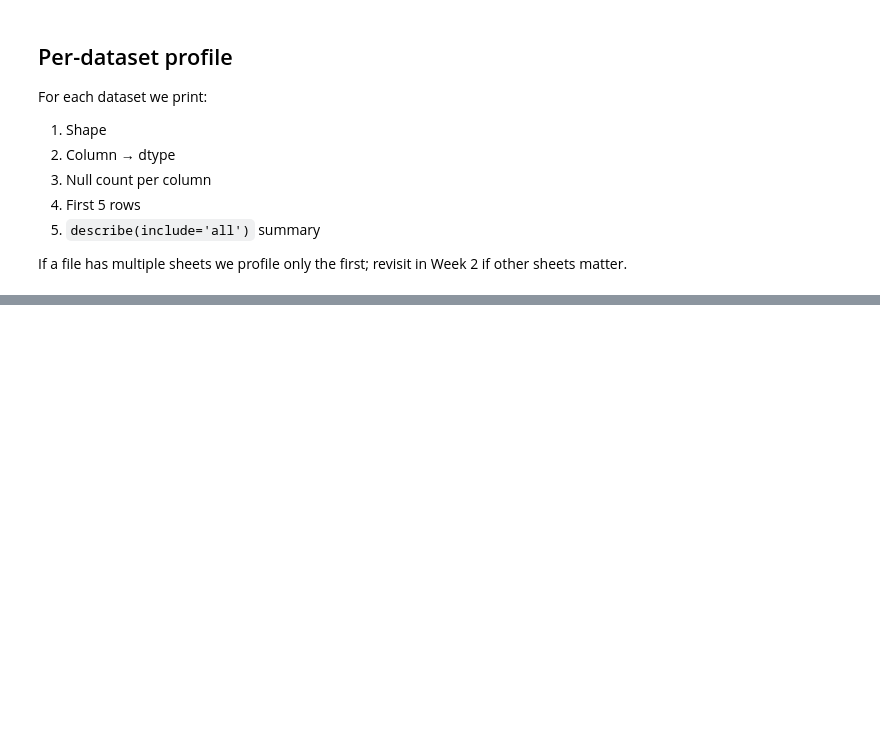
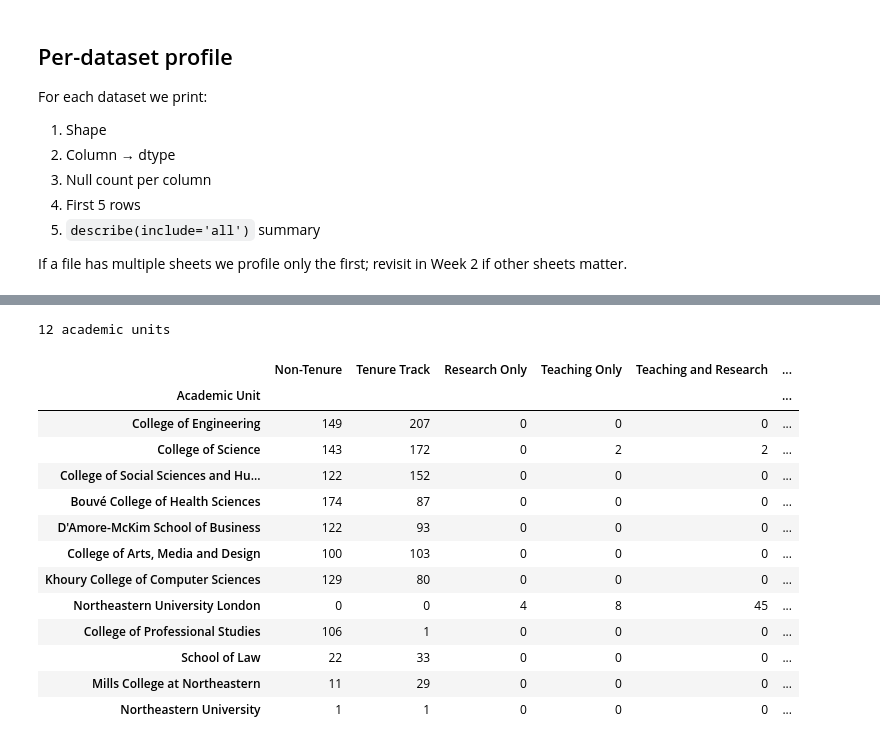
Before and after one commit to ebertini/visualizing-neu, a Jupyter notebook: notebooks/01_schema_overview.ipynb, the cells around one changed output, grey strips where cells are left out. Cells and saved outputs as stored; diff of their text form; code cells hidden in the pictures; blank space fills up the shorter version.

```diff
--- a/notebooks/01_schema_overview.ipynb
+++ b/notebooks/01_schema_overview.ipynb
@@ -339,0 +195,41 @@ These require institutional / stewardship context — I can't settle them from t
+# %%
+# College Breakdown
+faculty = first_sheet(raw['faculty'])
+
+# Pivot: Academic Unit × Academic Track Type
+pivot_unit = faculty.pivot_table(
+    index='Superior_Academic_Unit',
+    columns='Academic Track Type',
+    values='Employee ID',
+    aggfunc='nunique',
+    fill_value=0,
+)
+pivot_unit['TOTAL'] = pivot_unit.sum(axis=1)
+pivot_unit = pivot_unit.sort_values('TOTAL', ascending=False)
+pivot_unit.index.name = 'Academic Unit'
+pivot_unit.columns.name = None
+
+# Same column ordering: tenure-related first, then others, then TOTAL
+cols = [c for c in pivot_unit.columns if c != 'TOTAL']
+tenure_cols = sorted([c for c in cols if 'tenure' in str(c).lower()])
+other_cols  = sorted([c for c in cols if 'tenure' not in str(c).lower()])
+pivot_unit = pivot_unit[tenure_cols + other_cols + ['TOTAL']]
+
+print(f'{len(pivot_unit)} academic units\n')
+pivot_unit
+# %% [output]
+12 academic units
+|  | Non-Tenure | Tenure Track | Research Only | Teaching Only | Teaching and Research | ... |
+| Academic Unit |  |  |  |  |  | ... |
+| College of Engineering | 149 | 207 | 0 | 0 | 0 | ... |
+| College of Science | 143 | 172 | 0 | 2 | 2 | ... |
+| College of Social Sciences and Hu... | 122 | 152 | 0 | 0 | 0 | ... |
+| Bouvé College of Health Sciences | 174 | 87 | 0 | 0 | 0 | ... |
+| D'Amore-McKim School of Business | 122 | 93 | 0 | 0 | 0 | ... |
+| College of Arts, Media and Design | 100 | 103 | 0 | 0 | 0 | ... |
+| Khoury College of Computer Sciences | 129 | 80 | 0 | 0 | 0 | ... |
+| Northeastern University London | 0 | 0 | 4 | 8 | 45 | ... |
+| College of Professional Studies | 106 | 1 | 0 | 0 | 0 | ... |
+| School of Law | 22 | 33 | 0 | 0 | 0 | ... |
+| Mills College at Northeastern | 11 | 29 | 0 | 0 | 0 | ... |
+| Northeastern University | 1 | 1 | 0 | 0 | 0 | ... |
```
Also changed, not shown: parts of 18 cells of this notebook, 1 other file.
